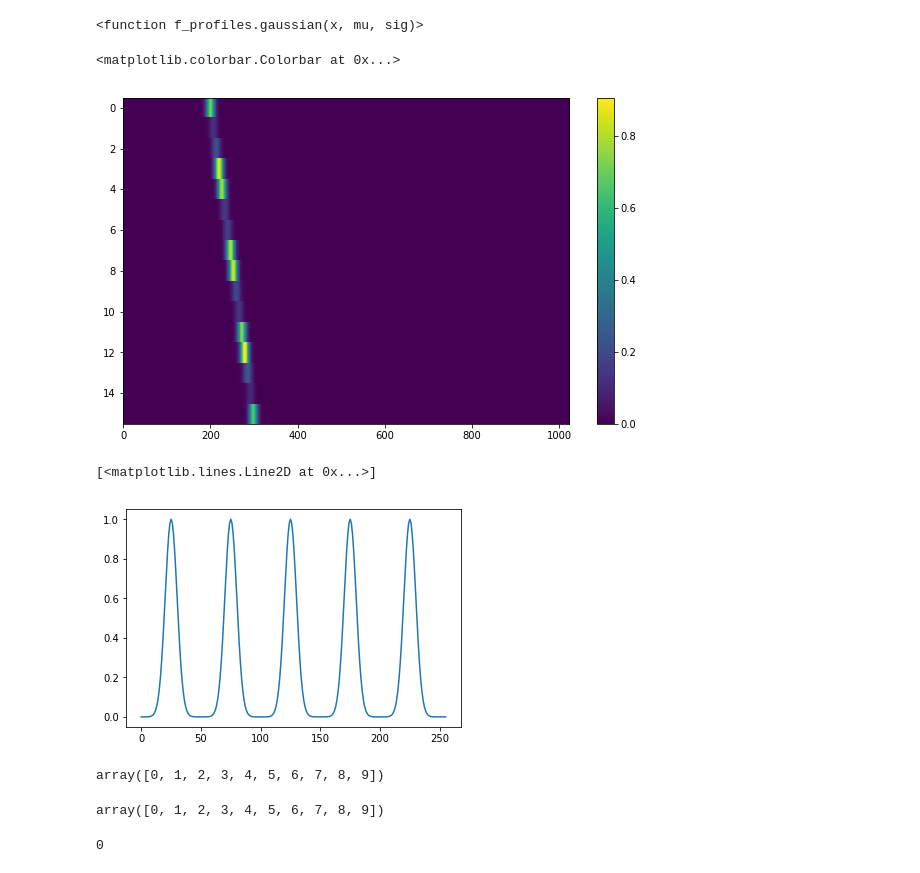
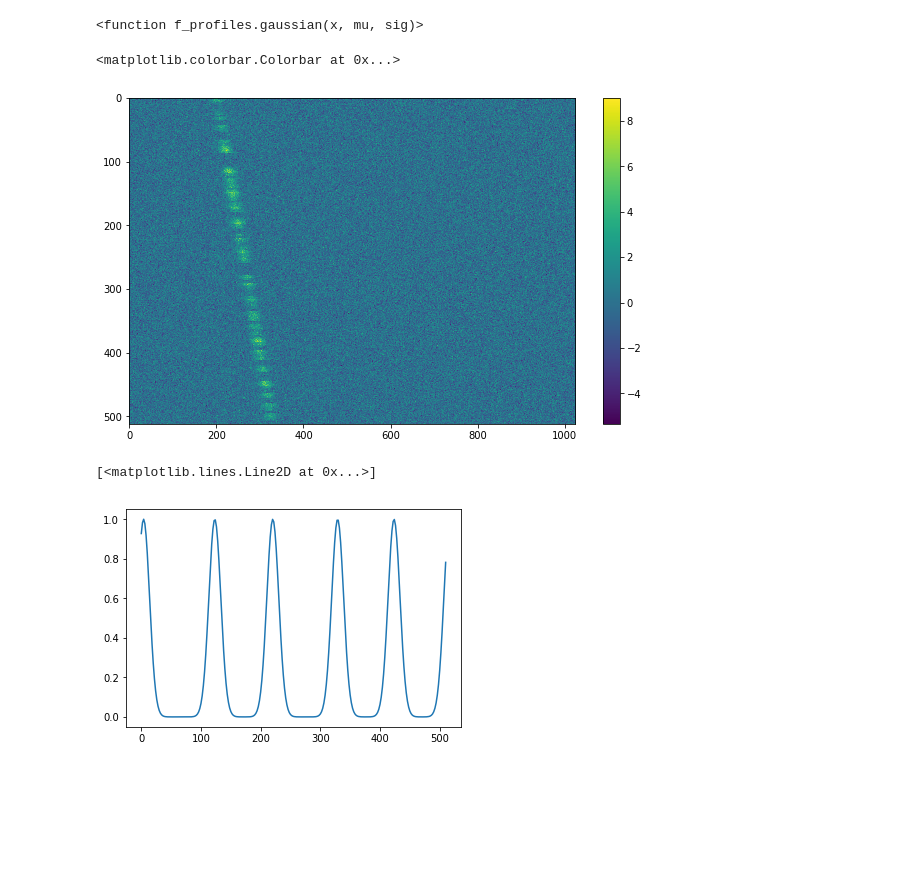
Before and after one commit to bbrzycki/setigen, a Jupyter notebook: jupyter-notebooks/Add_general_signal.ipynb, the cells around one changed output. Saved outputs shown, nothing was run; the diff lists cells and outputs as text; code cells hidden in the pictures; blank space fills up the shorter version.

Commit message:
Add periodic gaussian t profile with lots of parameters!

```diff
--- a/jupyter-notebooks/Add_general_signal.ipynb
+++ b/jupyter-notebooks/Add_general_signal.ipynb
@@ -302,88 +302,89 @@ stg.gaussian
 # %% [output]
 <function f_profiles.gaussian(x, mu, sig)>
 # %%
-def periodic_gaussian_t_profile(period, phase, sigma, pnum = 1, amplitude = 1, level = 0):
+def periodic_gaussian_t_profile(period, phase, width, sigma, pnum = 1, amplitude = 1, level = 0):
+    # width is width of individual pulses, sigma is variation in period
     def t_profile(t):
-        center_k = np.round((t+phase)/period*2-1/2)
+        center_k = np.round((t+phase)/period-1/4.)
         if pnum % 2 == 1:
             temp = (pnum - 1) / 2
-            center_k = np.array([center_k + i for i in np.arange(-temp, temp + 1)])
+            center_k = np.array([center_k + 1 * i for i in np.arange(-temp, temp + 1)])
         else:
             temp = pnum / 2
-            center_k = np.array([center_k + i for i in np.arange(-temp + 1, temp + 1)])
-        center = (2*center_k+1.)/4*period-phase
+            center_k = np.array([center_k + 1 * i for i in np.arange(-temp + 1, temp + 1)])
+        center = (4.*center_k+1.)/4.*period-phase
+
+        # Calculate unique offsets per pulse and add to centers of Gaussians
+        unique_centers = np.unique(center_k)
+        mydict = dict(zip(unique_centers, np.random.normal(0,sigma,unique_centers.shape)))
+        func = np.vectorize(lambda x: mydict[x])
+        offsets = func(center_k)
+        center += offsets
 
         intensity = 0
         for c in center:
-            intensity += stg.gaussian(t, c, sigma) * amplitude
+            intensity += stg.gaussian(t, c, width) * amplitude
+
         intensity += level
         return intensity
     return t_profile
 
-tsamp = 18.253611008
+# tsamp = 18.253611008
+tsamp = 0.5
 fch1 = 6095.214842353016
-df = -2.7939677238464355e-06
+# df = -2.7939677238464355e-06
+df = -2e-06
 
 fchans = 1024
-tchans = 16
+# tchans = 256
+tchans = 512
 
 fs = np.arange(fch1, fch1 + fchans*df, df)
 ts = np.arange(0, tchans*tsamp, tsamp)
 
 signal = stg.generate(ts,
                           fs,
                           stg.constant_path(f_start = fs[200], drift_rate = -0.000001),
-                          periodic_gaussian_t_profile(period = 150, phase = 50, sigma = 15, pnum = 1, amplitude = 1, level = 0),
+                          periodic_gaussian_t_profile(period = 2, phase = 0, width = 3, sigma = 10, pnum = 3, amplitude = 3, level = 0),
                           stg.gaussian_f_profile(width = 0.00002),
                           stg.constant_bp_profile(level = 1.0))
 
 fig = plt.figure(figsize=(10,6))
-plt.imshow(signal, aspect='auto')
+plt.imshow(stg.inject_noise(signal), aspect='auto')
 plt.colorbar()
 # %% [output]
 <matplotlib.colorbar.Colorbar at 0x...>
-[figure, old version]
+[figure, new version]
 # %%
-def periodic_gaussian_t_profile(period, phase, sigma, pnum = 1, amplitude = 1, level = 0):
+def periodic_gaussian_t_profile(period, phase, width, sigma, pnum = 1, amplitude = 1, level = 0):
+    # width is width of individual pulses, sigma is variation in period
     def t_profile(t):
-        center_k = np.round((t+phase)/period*2-1/2)
+        center_k = np.round((t+phase)/period-1/4.)
         if pnum % 2 == 1:
             temp = (pnum - 1) / 2
-            center_k = np.array([center_k + i for i in np.arange(-temp, temp + 1)])
+            center_k = np.array([center_k + 1 * i for i in np.arange(-temp, temp + 1)])
         else:
             temp = pnum / 2
-            center_k = np.array([center_k + i for i in np.arange(-temp + 1, temp + 1)])
-#         print(center_k)
-        center = (2*center_k+1.)/4*period-phase
+            center_k = np.array([center_k + 1 * i for i in np.arange(-temp + 1, temp + 1)])
+        center = (4.*center_k+1.)/4.*period-phase
+
+        # Calculate unique offsets per pulse and add to centers of Gaussians
+        unique_centers = np.unique(center_k)
+        mydict = dict(zip(unique_centers, np.random.normal(0,sigma,unique_centers.shape)))
+        func = np.vectorize(lambda x: mydict[x])
+        offsets = func(center_k)
+        center += offsets
 
         intensity = 0
         for c in center:
-            intensity += stg.gaussian(t, c, sigma) * amplitude
+            intensity += stg.gaussian(t, c, width) * amplitude
 
-#         intensity = stg.gaussian(t, center[0], sigma) * amplitude
-#         for c in range(1,len(center)):
-#             intensity += stg.gaussian(t, center[c], sigma) * amplitude
         intensity += level
-#         print(intensity, type(intensity))
         return intensity
     return t_profile
 
-y = periodic_gaussian_t_profile(period = 100, phase = 50, sigma = 5, pnum = 1, amplitude = 1, level = 0)(ts)
+y = periodic_gaussian_t_profile(period = 100, phase = 0, width = 10, sigma = 10, pnum = 10, amplitude = 1, level = 0)(ts)
 plt.plot(ts, y)
 # %% [output]
 [<matplotlib.lines.Line2D at 0x...>]
-[figure, old version]
+[figure, new version]
-# %%
-x = np.arange(10)
-x
-# %% [output]
-array([0, 1, 2, 3, 4, 5, 6, 7, 8, 9])
-# %%
-0+x
-# %% [output]
-array([0, 1, 2, 3, 4, 5, 6, 7, 8, 9])
-# %%
-y = 0
-y
-# %% [output]
-0
```
Also changed, not shown: parts of 5 cells of this notebook, 1 other file.
